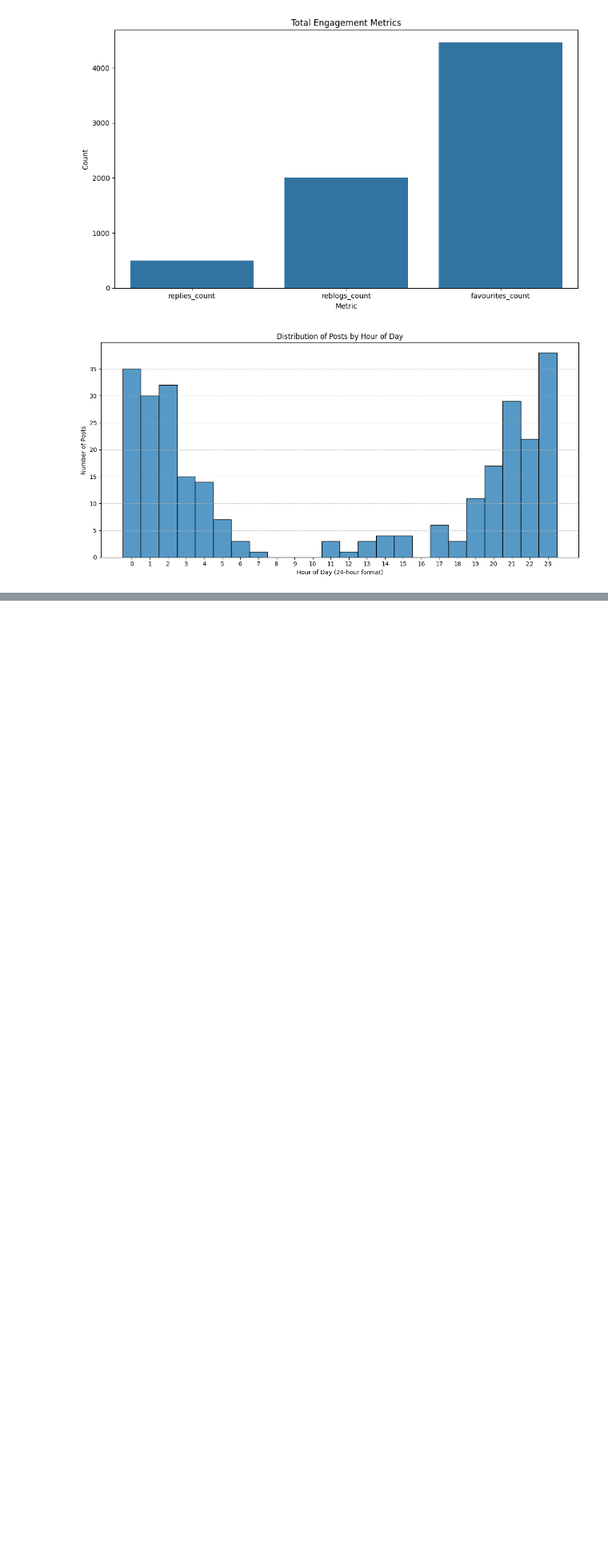
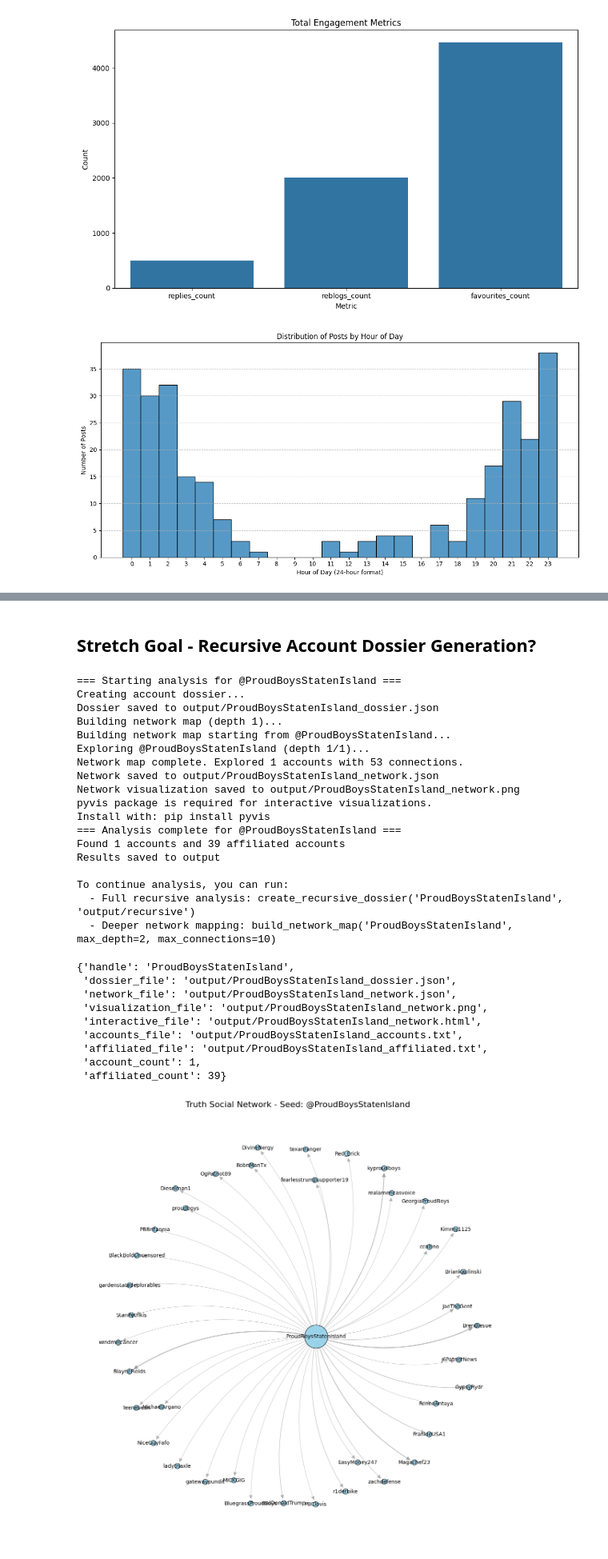
Before and after one commit to Mrizzuto/TruthSocial_Notebook, a Jupyter notebook: TruthBrush_Interface.ipynb, the cells around one changed output, grey strips where cells are left out. Shown at 80% size. Cells and saved outputs as stored; diff of their text form; code cells hidden in the pictures; blank space fills up the shorter version.

```diff
--- a/TruthBrush_Interface.ipynb
+++ b/TruthBrush_Interface.ipynb
@@ -553,0 +583,2 @@ plot_posting_time_distribution(posts_df)
+# %% [markdown]
+## Stretch Goal - Recursive Account Dossier Generation?
@@ -553,0 +1526,31 @@ plot_posting_time_distribution(posts_df)
+# %%
+pipeline_for_truthbrush("ProudBoysStatenIsland", output_dir="output")
+# %% [output]
+=== Starting analysis for @ProudBoysStatenIsland ===
+Creating account dossier...
+Dossier saved to output/ProudBoysStatenIsland_dossier.json
+Building network map (depth 1)...
+Building network map starting from @ProudBoysStatenIsland...
+Exploring @ProudBoysStatenIsland (depth 1/1)...
+Network map complete. Explored 1 accounts with 53 connections.
+Network saved to output/ProudBoysStatenIsland_network.json
+Network visualization saved to output/ProudBoysStatenIsland_network.png
+pyvis package is required for interactive visualizations.
+Install with: pip install pyvis
+=== Analysis complete for @ProudBoysStatenIsland ===
+Found 1 accounts and 39 affiliated accounts
+Results saved to output
+
+To continue analysis, you can run:
+  - Full recursive analysis: create_recursive_dossier('ProudBoysStatenIsland', 'output/recursive')
+  - Deeper network mapping: build_network_map('ProudBoysStatenIsland', max_depth=2, max_connections=10)
+{'handle': 'ProudBoysStatenIsland',
+ 'dossier_file': 'output/ProudBoysStatenIsland_dossier.json',
+ 'network_file': 'output/ProudBoysStatenIsland_network.json',
+ 'visualization_file': 'output/ProudBoysStatenIsland_network.png',
+ 'interactive_file': 'output/ProudBoysStatenIsland_network.html',
+ 'accounts_file': 'output/ProudBoysStatenIsland_accounts.txt',
+ 'affiliated_file': 'output/ProudBoysStatenIsland_affiliated.txt',
+ 'account_count': 1,
+ 'affiliated_count': 39}
+[figure, added]
```
Also changed, not shown: parts of 7 cells of this notebook, 5 other files.
